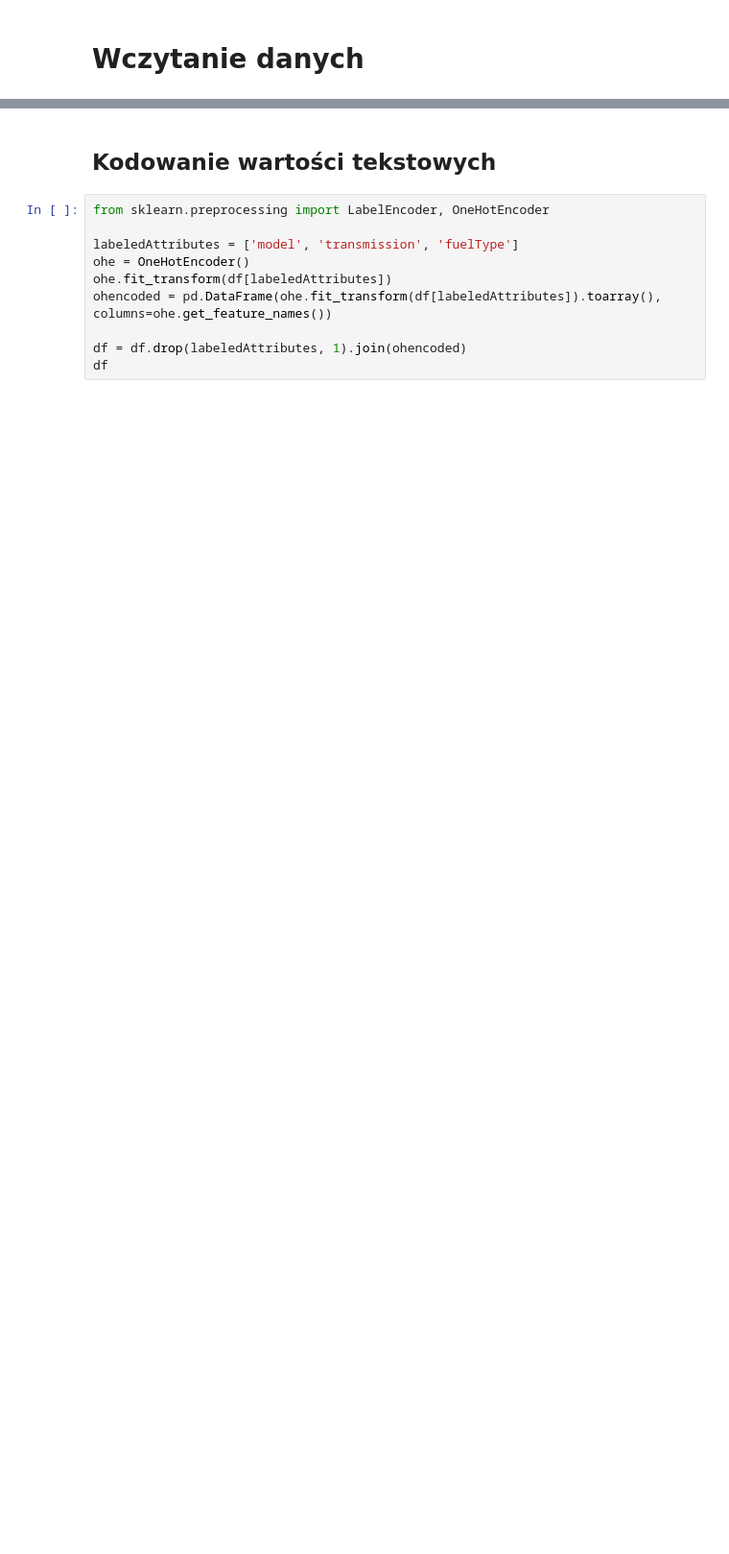
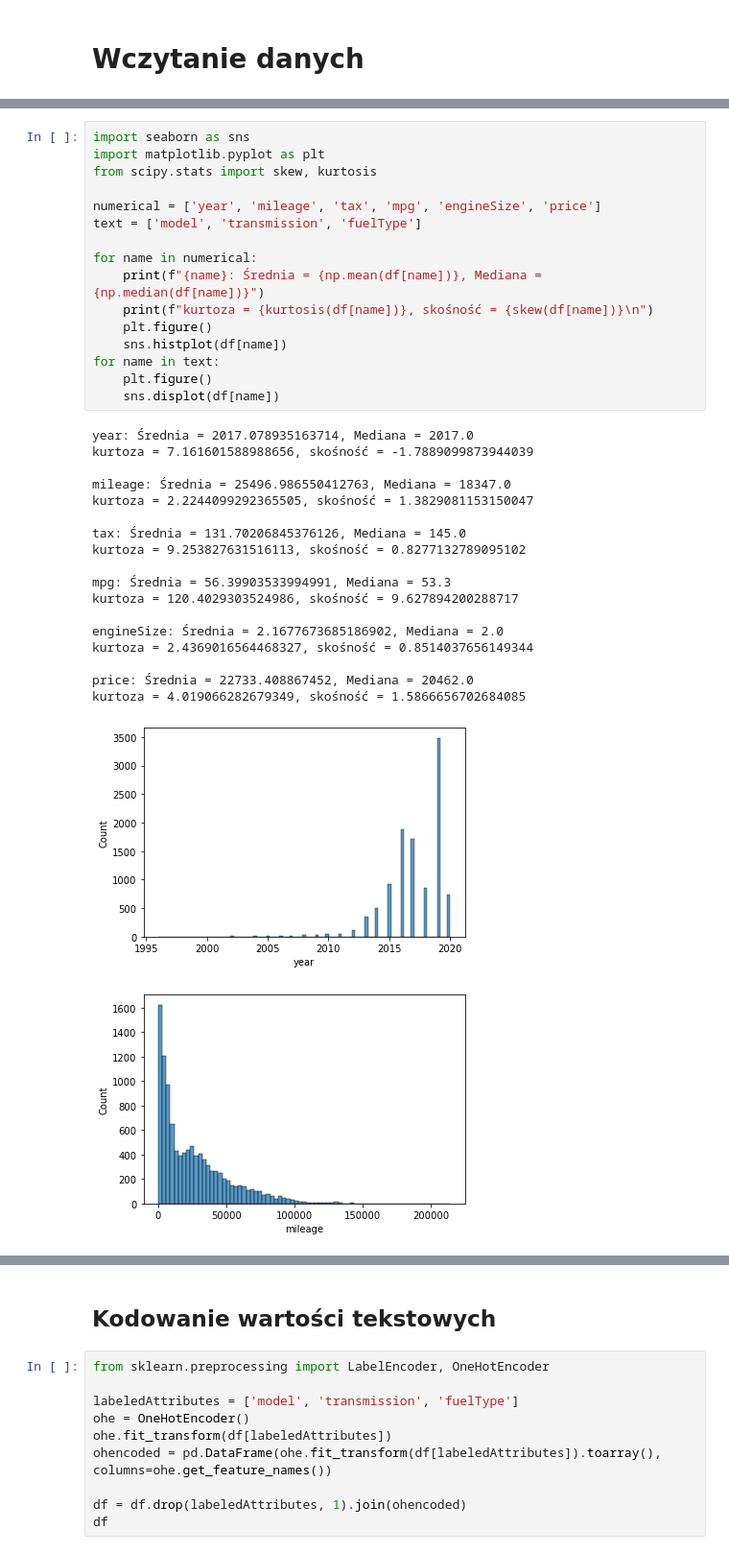
Before and after one commit to coolczatka/used_car_price_prediction, a Jupyter notebook: Piae.ipynb, the cells around one changed output, grey strips where cells are left out. Shown: that part at 96% size. Drawn from its saved outputs; the diff is of its cells as text; blank space fills up the shorter version.

```diff
--- a/Piae.ipynb
+++ b/Piae.ipynb
@@ -28,0 +26,36 @@ df
+# %%
+import seaborn as sns
+import matplotlib.pyplot as plt
+from scipy.stats import skew, kurtosis
+
+numerical = ['year', 'mileage', 'tax', 'mpg', 'engineSize', 'price']
+text = ['model', 'transmission', 'fuelType']
+
+for name in numerical:
+    print(f"{name}: Średnia = {np.mean(df[name])}, Mediana = {np.median(df[name])}")
+    print(f"kurtoza = {kurtosis(df[name])}, skośność = {skew(df[name])}\n")
+    plt.figure()
+    sns.histplot(df[name])
+for name in text:
+    plt.figure()
+    sns.displot(df[name])
+# %% [output]
+year: Średnia = 2017.078935163714, Mediana = 2017.0
+kurtoza = 7.161601588988656, skośność = -1.7889099873944039
+
+mileage: Średnia = 25496.986550412763, Mediana = 18347.0
+kurtoza = 2.2244099292365505, skośność = 1.3829081153150047
+
+tax: Średnia = 131.70206845376126, Mediana = 145.0
+kurtoza = 9.253827631516113, skośność = 0.8277132789095102
+
+mpg: Średnia = 56.39903533994991, Mediana = 53.3
+kurtoza = 120.4029303524986, skośność = 9.627894200288717
+
+engineSize: Średnia = 2.1677673685186902, Mediana = 2.0
+kurtoza = 2.4369016564468327, skośność = 0.8514037656149344
+
+price: Średnia = 22733.408867452, Mediana = 20462.0
+kurtoza = 4.019066282679349, skośność = 1.5866656702684085
+[figure, added]
+[figure, added]
```
Also changed, not shown: parts of 15 cells of this notebook.
